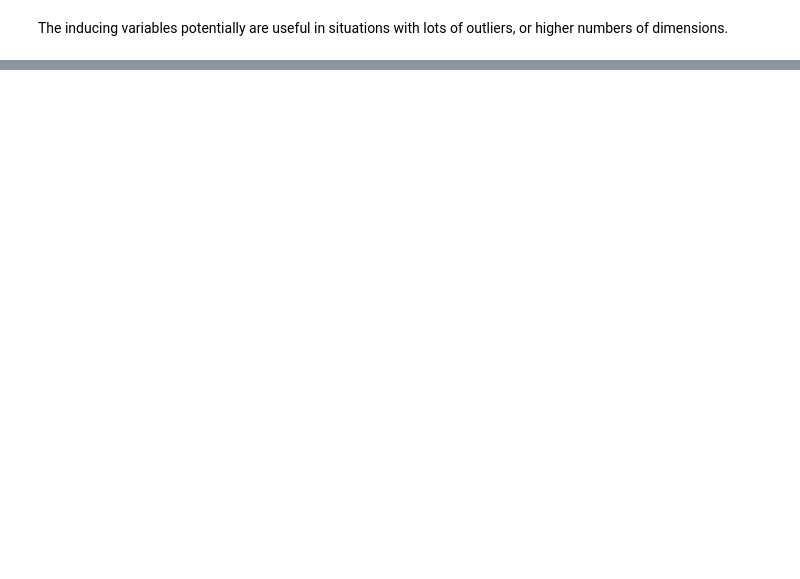
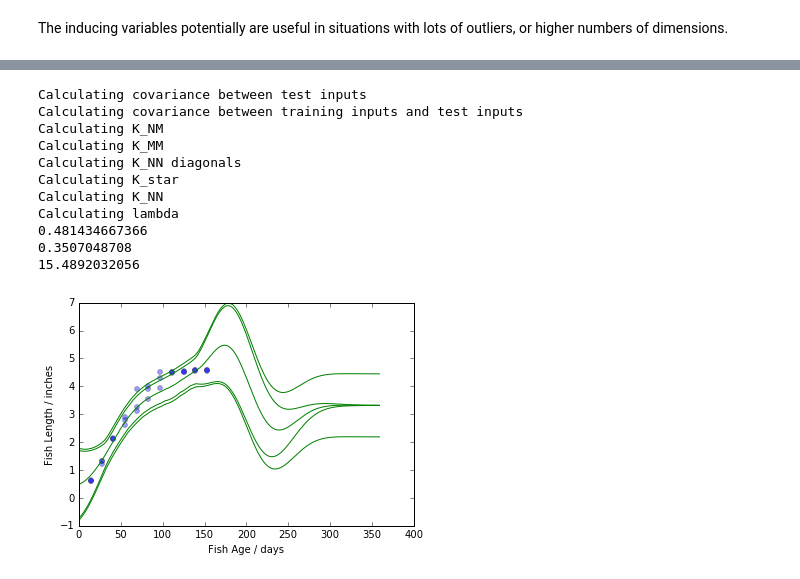
Before and after one commit to lionfish0/dp, a Jupyter notebook: Improved Bound Constraint differing across domain.ipynb, the cells around one changed output, grey strips where cells are left out. Drawn from its saved outputs; the diff is of its cells as text; code cells hidden in the pictures; blank space fills up the shorter version.

```diff
--- a/Improved Bound Constraint differing across domain.ipynb
+++ b/Improved Bound Constraint differing across domain.ipynb
@@ -208,0 +157,71 @@ The inducing variables potentially are useful in situations with lots of outlier
+# %%
+fishdata = datasets.load_fishlength()
+
+test_inputs = np.arange(0,360,1)
+pseudo_inputs = np.array([0,40,80,120,160])
+lengthscales = 50.0
+sigma = 0.3
+
+X = fishdata[:,1] #age of fishes (days)
+Y = fishdata[:,3] #length of fishes (inches)
+plt.plot(X,Y,'o',alpha=0.4,markersize=5)
+
+ymean = np.mean(Y)
+ystd = np.std(Y)
+Y-=ymean
+Y/=ystd
+
+X = X+np.random.randn(X.shape[0])*3.0 #adding some jitter to the dataset for demo purposes
+plt.xlabel('Fish Age / days')
+plt.ylabel('Fish Length / inches')
+
+m = GPy.models.GPRegression(X[:,None],Y[:,None]-np.mean(Y))
+m.kern.lengthscale = lengthscales
+m.kern.variance = np.var(Y)
+m.Gaussian_noise = sigma**2
+delta = 0.01
+eps = 2.0
+sens = 2.0
+
+test_cov, normal_msense, pseudo_msense, normal_peroutput_msense, pseudo_peroutput_msense, normal_mu, pseudo_mu, K_normal, K_pseudo = dp4gp.get_noise_scale(Y,test_inputs,X,pseudo_inputs,lengthscales,sigma,calc_normal=True)
+
+preds = dp4gp.draw_sample(test_cov, test_inputs, normal_mu, normal_peroutput_msense, sens=sens, delta=delta, eps=eps)
+
+print np.max(pseudo_peroutput_msense)
+print np.max(normal_peroutput_msense)
+print pseudo_msense
+
+
+y,var = m.predict(test_inputs[:,None])
+y*=ystd
+y+=ymean
+
+#plt.plot(test_inputs, y,'-g')
+#plt.plot(test_inputs, y+np.sqrt(var),'-g')
+#plt.plot(test_inputs, y-np.sqrt(var),'-g')
+
+
+noise_shape = normal_peroutput_msense[:,None]*sens*np.sqrt(2*np.log(2/delta))/eps
+
+preds*=ystd
+preds+=ymean
+noise_shape*=ystd
+var*=np.sqrt(ystd)
+plt.plot(test_inputs, preds[:,None])
+plt.plot(test_inputs, preds[:,None]+noise_shape,'-g');
+plt.plot(test_inputs, preds[:,None]-noise_shape,'-g');
+plt.plot(test_inputs, preds[:,None]+np.sqrt(noise_shape**2+var),'-g');
+plt.plot(test_inputs, preds[:,None]-np.sqrt(noise_shape**2+var),'-g');
+# %% [output]
+Calculating covariance between test inputs
+Calculating covariance between training inputs and test inputs
+Calculating K_NM
+Calculating K_MM
+Calculating K_NN diagonals
+Calculating K_star
+Calculating K_NN
+Calculating lambda
+0.481434667366
+0.3507048708
+15.4892032056
+[figure, added]
```
Also changed, not shown: parts of 16 cells of this notebook, 3 other files.
